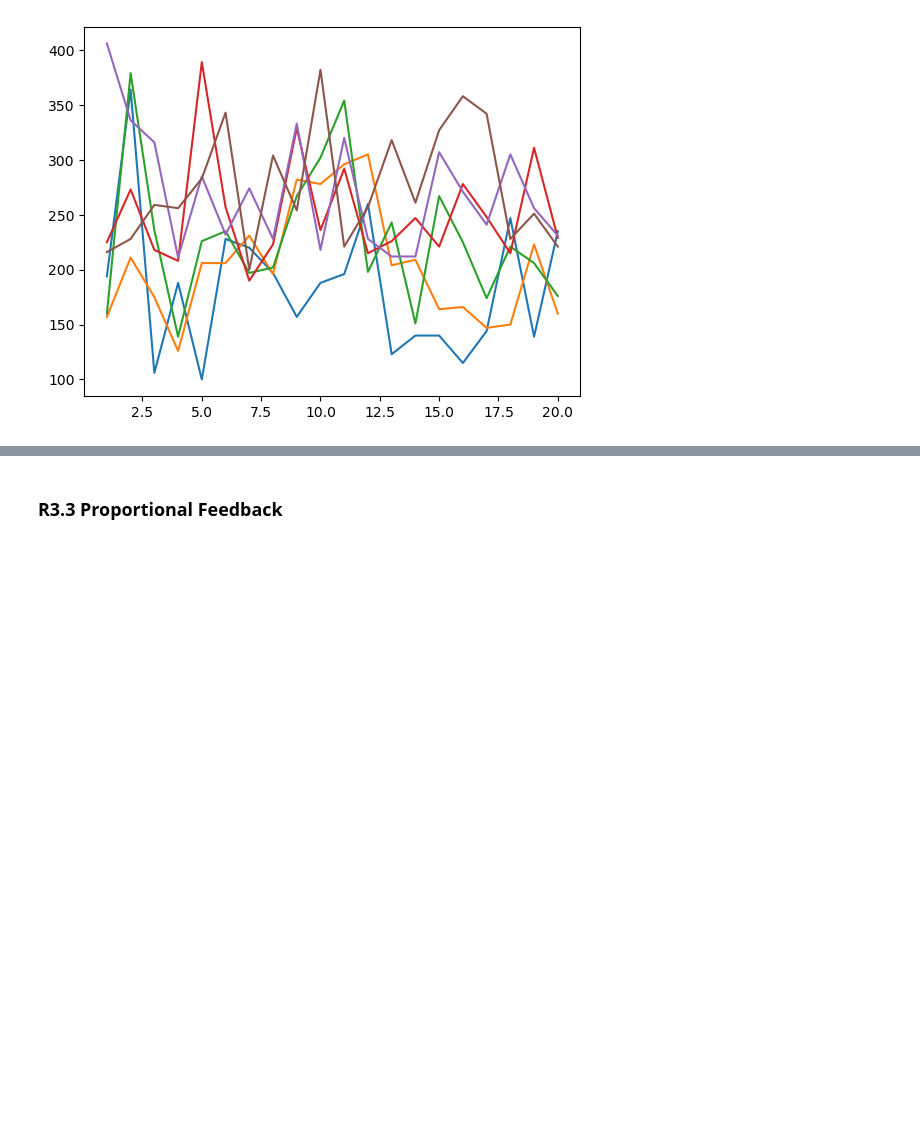
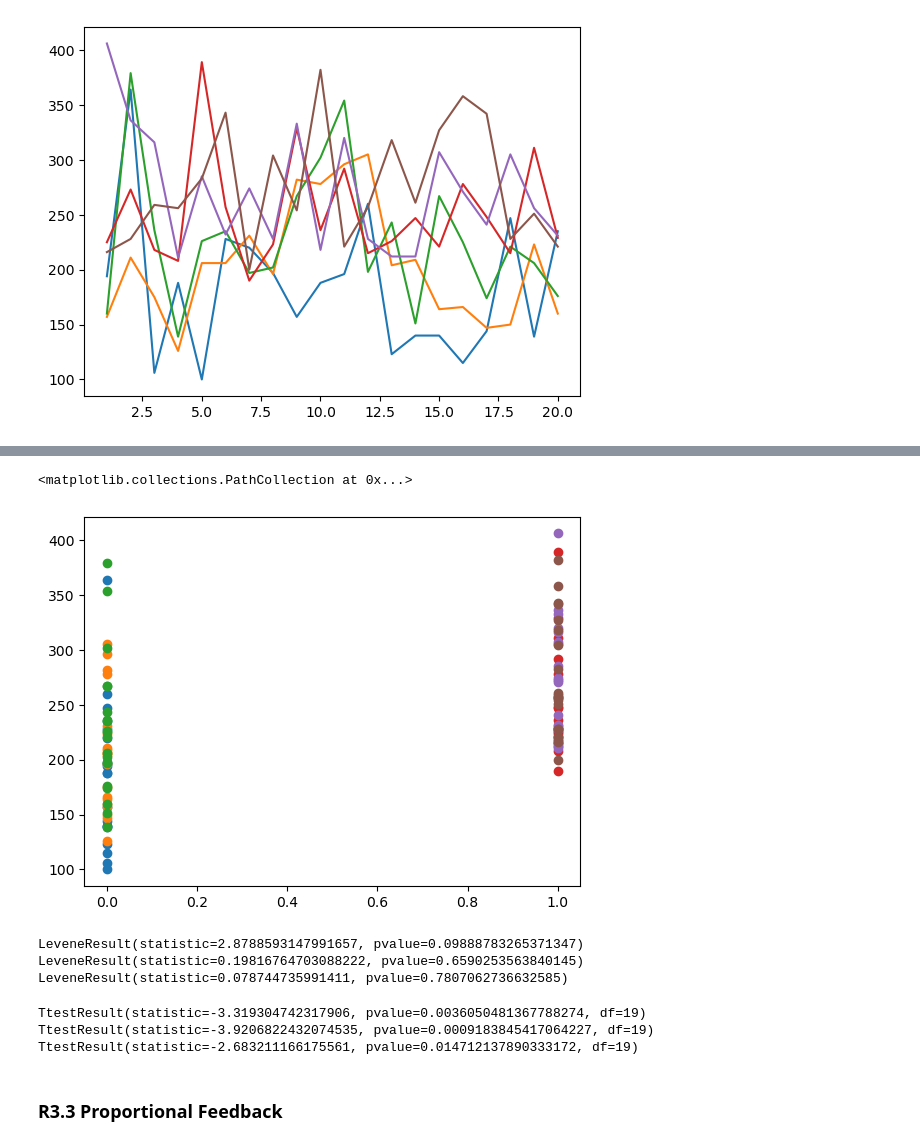
Before and after one commit to kateharvey/capstone, a Jupyter notebook: testing/testing.ipynb, the cells around one changed output, grey strips where cells are left out. Drawn from its saved outputs; the diff is of its cells as text; code cells hidden in the pictures; blank space fills up the shorter version.

```diff
--- a/testing/testing.ipynb
+++ b/testing/testing.ipynb
@@ -55,3 +53,39 @@ from scipy.stats import ttest_ind
+# %%
+x1 = np.zeros(20)
+x2 = np.ones(20)
+plt.scatter(x1, r3_2['a_control'], label='A Control')
+plt.scatter(x1, r3_2['c_control'], label='C Control')
+plt.scatter(x1, r3_2['k_control'], label='K Control')
+
+plt.scatter(x2, r3_2['a_bladder'], label='A Control')
+plt.scatter(x2, r3_2['c_bladder'], label='C Control')
+plt.scatter(x2, r3_2['k_bladder'], label='K Control')
+# %% [output]
+<matplotlib.collections.PathCollection at 0x...>
+[figure, added]
+# %%
+# levene's test for equal variance
+from scipy.stats import levene
+print(levene(r3_2['a_control'], r3_2['a_bladder'], center='trimmed'))
+print(levene(r3_2['c_control'], r3_2['c_bladder'], center='trimmed'))
+print(levene(r3_2['k_control'], r3_2['k_bladder'], center='trimmed'))
+# %% [output]
+LeveneResult(statistic=2.8788593147991657, pvalue=0.09888783265371347)
+LeveneResult(statistic=0.19816764703088222, pvalue=0.6590253563840145)
+LeveneResult(statistic=0.078744735991411, pvalue=0.7807062736632585)
+# %%
+# calculate t-test
+from scipy.stats import ttest_rel
+a_t = ttest_rel(r3_2['a_control'], r3_2['a_bladder'], alternative='two-sided')
+c_t = ttest_rel(r3_2['c_control'], r3_2['c_bladder'], alternative='two-sided')
+k_t = ttest_rel(r3_2['k_control'], r3_2['k_bladder'], alternative='two-sided')
+print(a_t)
+print(c_t)
+print(k_t)
+# %% [output]
+TtestResult(statistic=-3.319304742317906, pvalue=0.0036050481367788274, df=19)
+TtestResult(statistic=-3.9206822432074535, pvalue=0.0009183845417064227, df=19)
+TtestResult(statistic=-2.683211166175561, pvalue=0.014712137890333172, df=19)
 # %% [markdown]
 ### R3.3 Proportional Feedback
 # %%
```
Also changed, not shown: parts of 2 cells of this notebook.
